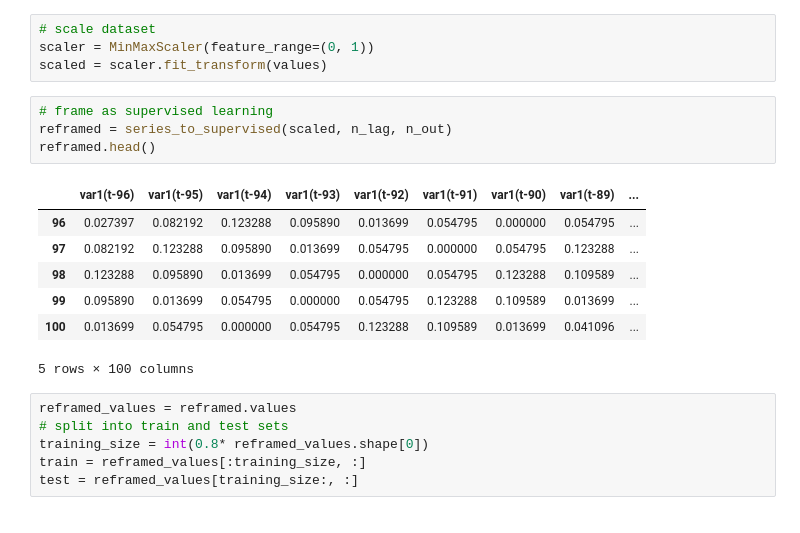
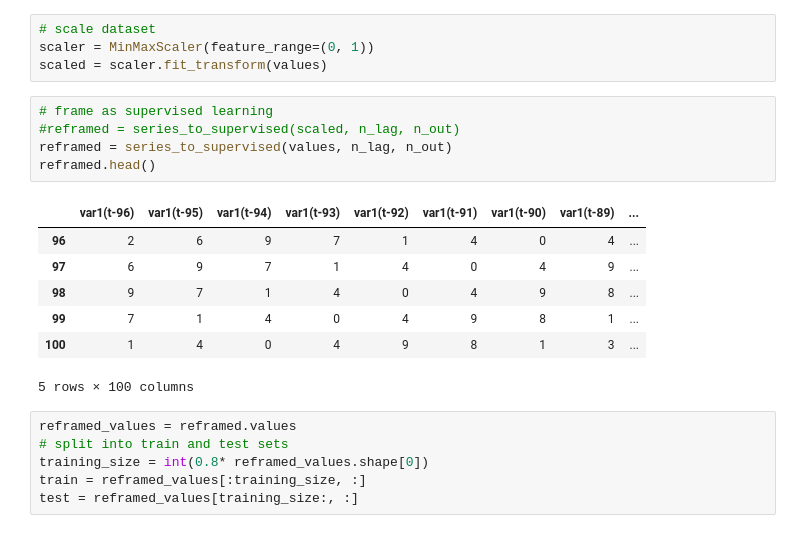
Before and after one commit to ajmal017/LSTM_timeseries, a Jupyter notebook: notebook_2.ipynb, the cells around one changed output. Saved outputs shown, nothing was run; the diff lists cells and outputs as text.

```diff
--- a/notebook_2.ipynb
+++ b/notebook_2.ipynb
@@ -57,15 +57,16 @@ scaler = MinMaxScaler(feature_range=(0, 1))
 scaled = scaler.fit_transform(values)
 # %%
 # frame as supervised learning
-reframed = series_to_supervised(scaled, n_lag, n_out)
+#reframed = series_to_supervised(scaled, n_lag, n_out)
+reframed = series_to_supervised(values, n_lag, n_out)
 reframed.head()
 # %% [output]
 |  | var1(t-96) | var1(t-95) | var1(t-94) | var1(t-93) | var1(t-92) | var1(t-91) | var1(t-90) | var1(t-89) | ... |
-| 96 | 0.027397 | 0.082192 | 0.123288 | 0.095890 | 0.013699 | 0.054795 | 0.000000 | 0.054795 | ... |
-| 97 | 0.082192 | 0.123288 | 0.095890 | 0.013699 | 0.054795 | 0.000000 | 0.054795 | 0.123288 | ... |
-| 98 | 0.123288 | 0.095890 | 0.013699 | 0.054795 | 0.000000 | 0.054795 | 0.123288 | 0.109589 | ... |
-| 99 | 0.095890 | 0.013699 | 0.054795 | 0.000000 | 0.054795 | 0.123288 | 0.109589 | 0.013699 | ... |
-| 100 | 0.013699 | 0.054795 | 0.000000 | 0.054795 | 0.123288 | 0.109589 | 0.013699 | 0.041096 | ... |
+| 96 | 2 | 6 | 9 | 7 | 1 | 4 | 0 | 4 | ... |
+| 97 | 6 | 9 | 7 | 1 | 4 | 0 | 4 | 9 | ... |
+| 98 | 9 | 7 | 1 | 4 | 0 | 4 | 9 | 8 | ... |
+| 99 | 7 | 1 | 4 | 0 | 4 | 9 | 8 | 1 | ... |
+| 100 | 1 | 4 | 0 | 4 | 9 | 8 | 1 | 3 | ... |
 5 rows × 100 columns
 # %%
 reframed_values = reframed.values
```
Also changed, not shown: parts of 7 cells of this notebook, 1 other file.
